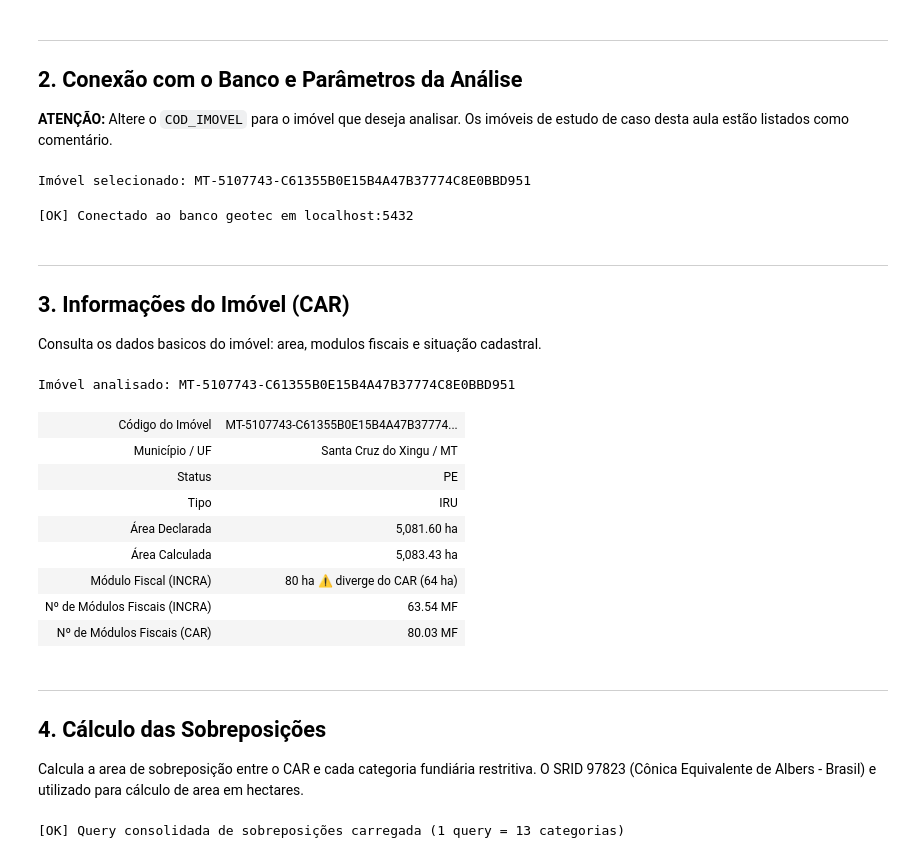
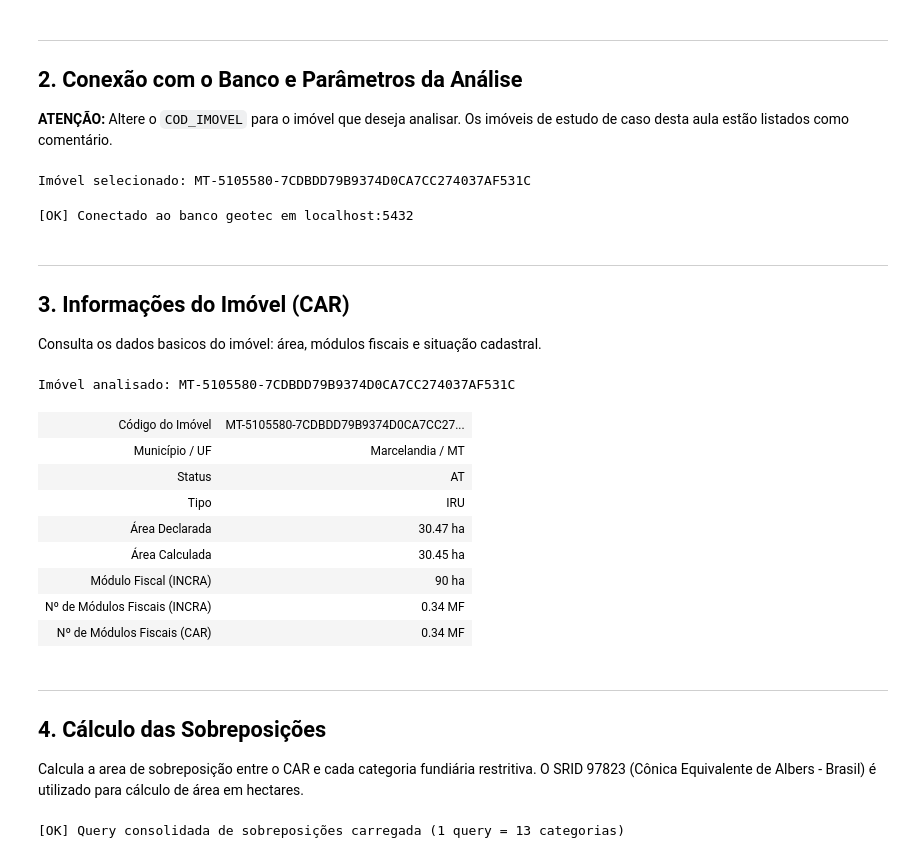
Before and after one commit to GPP-USP/GEOTEC-governanca-territorial, a Jupyter notebook: Aula_12/02_indicadores_fundiarios.ipynb, the cells around one changed output. Drawn from its saved outputs; the diff is of its cells as text; code cells hidden in the pictures.

```diff
--- a/Aula_12/02_indicadores_fundiarios.ipynb
+++ b/Aula_12/02_indicadores_fundiarios.ipynb
@@ -225,9 +227,9 @@ Os imóveis de estudo de caso desta aula estão listados como comentário.
 </div>
 # %%
 # ============================================================================
-# IMOVEL DE INTERESSE - ALTERE ESTE VALOR
+# IMÓVEL DE INTERESSE - ALTERE ESTE VALOR
 # ============================================================================
-COD_IMOVEL = "MT-5107743-C61355B0E15B4A47B37774C8E0BBD951"  # TINH
+COD_IMOVEL = "MT-5105580-7CDBDD79B9374D0CA7CC274037AF531C"  # ASSA 100%
 
 # Outros imóveis de estudo de caso:
 # COD_IMOVEL = "MT-5106240-2C569B7AC0C34055986020860544229E"  # UCPI
@@ -238,6 +240,11 @@ COD_IMOVEL = "MT-5107743-C61355B0E15B4A47B37774C8E0BBD951"  # TINH
 # COD_IMOVEL = "MT-5107743-C61355B0E15B4A47B37774C8E0BBD951"  # TINH
 # COD_IMOVEL = "MT-5106109-9F3831A8EBB949D0AE0E3F29615DA2C0"  # TQT
 # COD_IMOVEL = "MT-5105580-9C4D98486B8D46AFAA2D4D07F16A878F"  # TIH
+# COD_IMOVEL = "MT-5105580-7CDBDD79B9374D0CA7CC274037AF531C"  # ASSA 100%
+# COD_IMOVEL = "MT-5106265-226BC30120774A5380D96DDA139D2D58"  # ASSA parcial
+# COD_IMOVEL = "MT-5106265-A35D15E3CC304824A2855B9FE012012A"  # ASSB parcial
+# COD_IMOVEL = "MT-5106265-56B65CEB67564E26AB8C82B232E856EF"  # ASSB 100%
+# COD_IMOVEL = "MT-5106216-5E3DCE81A6AC4256B2571A3B50847BAC"  # SIGEF/SNCI 100%
 
 # ============================================================================
 # CONEXÃO - Banco local geotec
@@ -284,8 +291,8 @@ TQ_TABLE   = "pa_br_territoriosquilombolas_incra_2026"
 TQ_GEOM    = "geometry"
 TQ_NOME    = "nm_comunid"
 TQ_FASE    = "fase"
-# TQT : 'TITULADO', 'TITULO PARCIAL', 'CCDRU', 'DECRETO', 'PORTARIA'
-# TQNT: 'RTID'
+# TQT: 'TITULADO', 'TITULO PARCIAL'
+# TQNT: 'RTID', 'TITULO ANULADO', 'CCDRU', 'PORTARIA', 'DECRETO' ou fase nula
 
 # Florestas Públicas + Áreas Militares (SFB/CNFP — retificado)
 CNFP_SCHEMA = "sfb"
@@ -317,9 +324,13 @@ SNCI_SCHEMA  = "incra"
 SNCI_TABLE   = "pa_br_snci_privado_incra_2026"
 SNCI_GEOM    = "geometry"
 
+# Módulos Fiscais por município (INCRA)
+MF_SCHEMA = "incra"
+MF_TABLE  = "pa_br_modulosfiscais_incra"
+
 print(f"Imóvel selecionado: {COD_IMOVEL}")
 # %% [output]
-Imóvel selecionado: MT-5107743-C61355B0E15B4A47B37774C8E0BBD951
+Imóvel selecionado: MT-5105580-7CDBDD79B9374D0CA7CC274037AF531C
 # %%
 # Conexão com o banco
 encoded_pw = urllib.parse.quote_plus(DB_PASSWORD)
@@ -340,7 +351,7 @@ except Exception as e:
 
 ## 3. Informações do Imóvel (CAR)
 
-Consulta os dados basicos do imóvel: area, modulos fiscais e situação cadastral.
+Consulta os dados basicos do imóvel: área, módulos fiscais e situação cadastral.
 # %%
 query_car = f"""
 SELECT
@@ -353,67 +364,59 @@ SELECT
     c.des_condic                                                          AS condicao,
     ROUND(c.num_area::numeric, 4)                                         AS area_declarada_ha,
     ROUND(ST_Area(ST_Transform(c.{CAR_GEOM}, 97823))::numeric / 10000, 4) AS area_calculada_ha,
-    ROUND(c.{CAR_MF}::numeric, 4)                                         AS modulo_fiscal_car_ha,
+    ROUND(c.{CAR_MF}::numeric, 4)                                         AS num_mf_car,
     mf.modulofiscal_ha                                                    AS modulo_fiscal_incra_ha,
     ROUND(
         (ST_Area(ST_Transform(c.{CAR_GEOM}, 97823)) / 10000 / NULLIF(mf.modulofiscal_ha, 0))
-    ::numeric, 2)                                                         AS num_mf_incra,
-    ROUND(
-        (ST_Area(ST_Transform(c.{CAR_GEOM}, 97823)) / 10000 / NULLIF(c.{CAR_MF}::numeric, 0))
-    ::numeric, 2)                                                         AS num_mf_car
+    ::numeric, 2)                                                         AS num_mf_incra
 FROM {CAR_SCHEMA}.{CAR_TABLE} c
-LEFT JOIN incra.pa_br_modulosfiscais_incra mf
+LEFT JOIN {MF_SCHEMA}.{MF_TABLE} mf
        ON SPLIT_PART(c.{CAR_COD}, '-', 2)::integer = mf.codibge
 WHERE c.{CAR_COD} = '{COD_IMOVEL}'
 """
 
 df_car = pd.read_sql(text(query_car), con=engine)
 
 if df_car.empty:
     print(f"[ATENÇÃO] Imóvel não encontrado: {COD_IMOVEL}")
 else:
     area_ha       = float(df_car["area_calculada_ha"].iloc[0])
-    mf_car_ha     = float(df_car["modulo_fiscal_car_ha"].iloc[0] or 0)
     mf_incra_ha   = float(df_car["modulo_fiscal_incra_ha"].iloc[0] or 0)
     num_mf_incra  = float(df_car["num_mf_incra"].iloc[0] or 0)
     num_mf_car    = float(df_car["num_mf_car"].iloc[0] or 0)
-
-    alerta_mf = ""
-    if mf_car_ha and mf_incra_ha and mf_car_ha != mf_incra_ha:
-        alerta_mf = f" <span style='color:#c0392b'>&#9888;&#65039; diverge do CAR ({mf_car_ha:,.0f} ha)</span>"
 
     display(HTML(f"""
     <h3>Imóvel analisado: {df_car['cod_imovel'].iloc[0]}</h3>
     <table border='1' cellpadding='6' style='border-collapse:collapse; font-size:0.95em'>
       <tr><td><b>Código do Imóvel</b></td><td>{df_car['cod_imovel'].iloc[0]}</td></tr>
       <tr><td><b>Município / UF</b></td><td>{df_car['municipio'].iloc[0]} / {df_car['uf'].iloc[0]}</td></tr>
       <tr><td><b>Status</b></td><td>{df_car['status'].iloc[0]}</td></tr>
       <tr><td><b>Tipo</b></td><td>{df_car['tipo'].iloc[0]}</td></tr>
       <tr><td><b>Área Declarada</b></td><td>{df_car['area_declarada_ha'].iloc[0]:,.2f} ha</td></tr>
       <tr><td><b>Área Calculada</b></td><td>{area_ha:,.2f} ha</td></tr>
-      <tr><td><b>Módulo Fiscal (INCRA)</b></td><td>{mf_incra_ha:,.0f} ha{alerta_mf}</td></tr>
+      <tr><td><b>Módulo Fiscal (INCRA)</b></td><td>{mf_incra_ha:,.0f} ha</td></tr>
       <tr><td><b>Nº de Módulos Fiscais (INCRA)</b></td><td>{num_mf_incra:,.2f} MF</td></tr>
       <tr><td><b>Nº de Módulos Fiscais (CAR)</b></td><td>{num_mf_car:,.2f} MF</td></tr>
     </table>
     """))
 # %% [output]
-Imóvel analisado: MT-5107743-C61355B0E15B4A47B37774C8E0BBD951
+Imóvel analisado: MT-5105580-7CDBDD79B9374D0CA7CC274037AF531C
-| Código do Imóvel | MT-5107743-C61355B0E15B4A47B37774... |
-| Município / UF | Santa Cruz do Xingu / MT |
-| Status | PE |
+| Código do Imóvel | MT-5105580-7CDBDD79B9374D0CA7CC27... |
+| Município / UF | Marcelandia / MT |
+| Status | AT |
 | Tipo | IRU |
-| Área Declarada | 5,081.60 ha |
-| Área Calculada | 5,083.43 ha |
-| Módulo Fiscal (INCRA) | 80 ha ⚠️ diverge do CAR (64 ha) |
-| Nº de Módulos Fiscais (INCRA) | 63.54 MF |
-| Nº de Módulos Fiscais (CAR) | 80.03 MF |
+| Área Declarada | 30.47 ha |
+| Área Calculada | 30.45 ha |
+| Módulo Fiscal (INCRA) | 90 ha |
+| Nº de Módulos Fiscais (INCRA) | 0.34 MF |
+| Nº de Módulos Fiscais (CAR) | 0.34 MF |
 # %% [markdown]
 <hr style="border:1px solid #2c6e9e;">
 
 ## 4. Cálculo das Sobreposições
 
 Calcula a area de sobreposição entre o CAR e cada categoria fundiária restritiva.
-O SRID 97823 (Cônica Equivalente de Albers - Brasil) e utilizado para cálculo de area em hectares.
+O SRID 97823 (Cônica Equivalente de Albers - Brasil) é utilizado para cálculo de área em hectares.
 # %%
 def calcular_todas_sobreposicoes(engine, cod_imovel):
     """Calcula sobreposições de todas as categorias fundiárias em uma única query SQL."""
```
Also changed, not shown: parts of 17 cells of this notebook, 2 other files.
